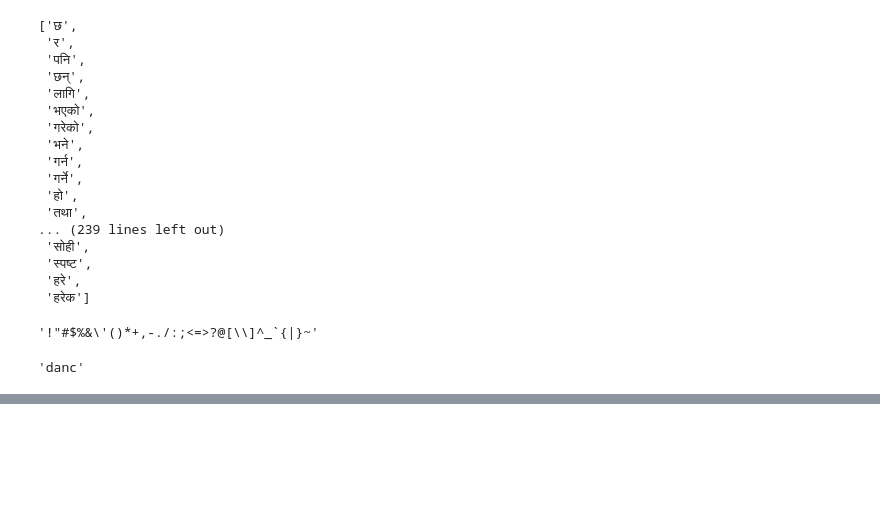
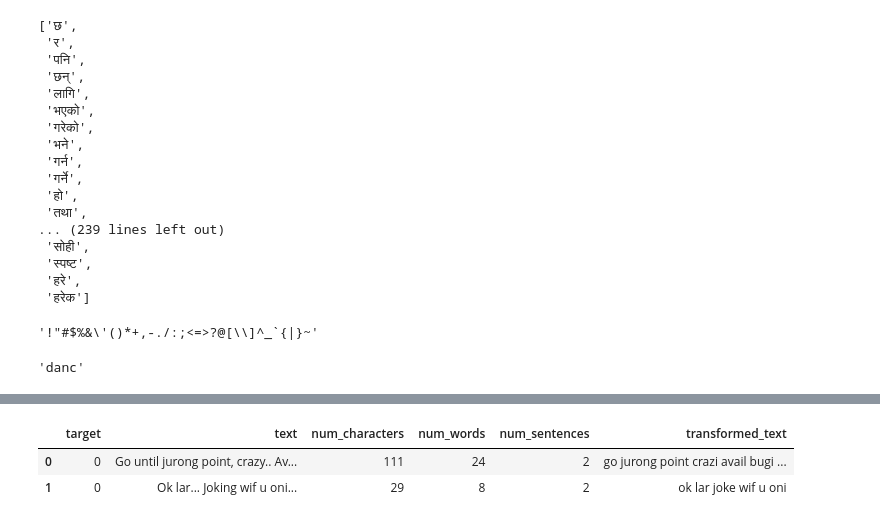
Before and after one commit to PiyushLuitel-07/SMS-E-mail-Spam-Dectection-Software, a Jupyter notebook: demo.ipynb, the cells around one changed output, grey strips where cells are left out. Cells and saved outputs as stored; diff of their text form; code cells hidden in the pictures; blank space fills up the shorter version.

```diff
--- a/demo.ipynb
+++ b/demo.ipynb
@@ -318,0 +319,6 @@ wc=WordCloud(width=50,height=50,min_font_size=10,background_color='white')
+# %%
+df.head(2)
+# %% [output]
+|  | target | text | num_characters | num_words | num_sentences | transformed_text |
+| 0 | 0 | Go until jurong point, crazy.. Av... | 111 | 24 | 2 | go jurong point crazi avail bugi ... |
+| 1 | 0 | Ok lar... Joking wif u oni... | 29 | 8 | 2 | ok lar joke wif u oni |
```
Also changed, not shown: parts of 5 cells of this notebook.
